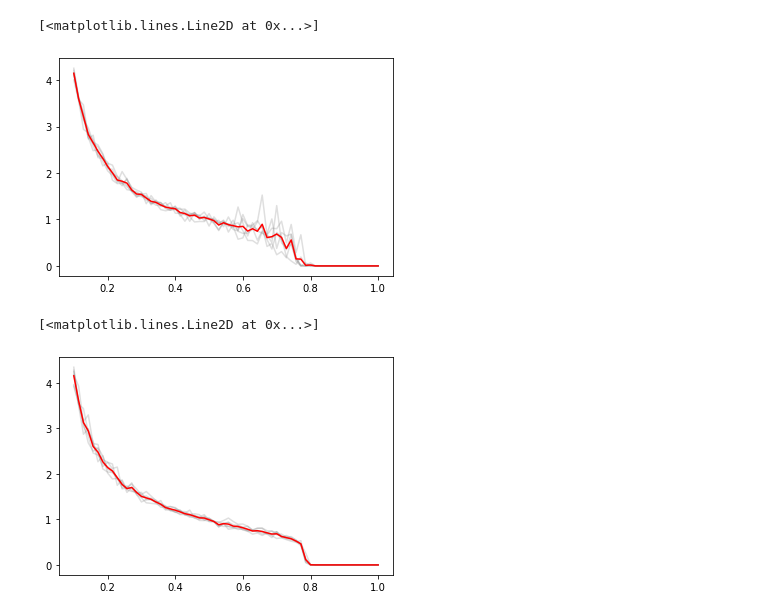
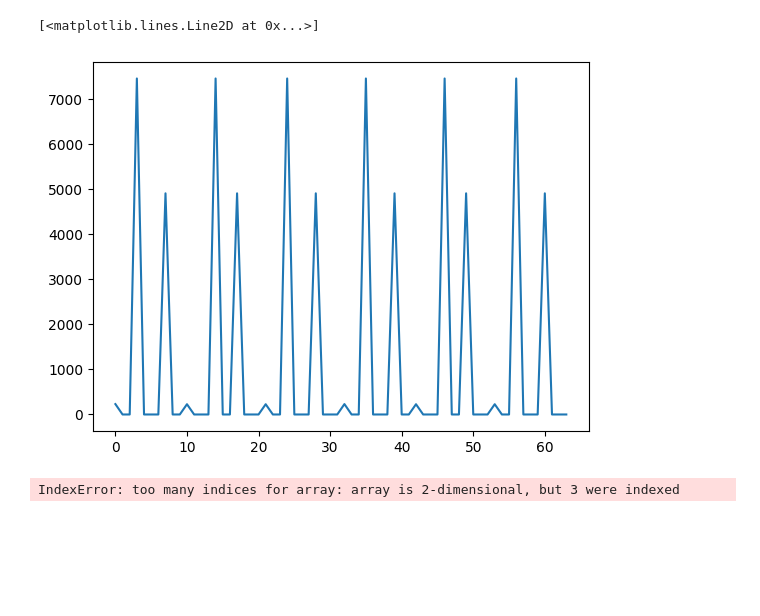
Before and after one commit to Renmusxd/PyGaugeMC, a Jupyter notebook: jupyter/ParallelTemperingTest.ipynb, the cells around one changed output. Drawn from its saved outputs; the diff is of its cells as text; code cells hidden in the pictures; blank space fills up the shorter version.

```diff
--- a/jupyter/ParallelTemperingTest.ipynb
+++ b/jupyter/ParallelTemperingTest.ipynb
@@ -7,7 +7,7 @@ from tqdm.notebook import tqdm
 # %%
 def make_graph(l, inv_ks,vlen=100):
     vn = np.einsum('i,j->ij', inv_ks, np.arange(vlen)**2)
-    graph = py_gauge_mc.GPUGaugeTheory(l,l,l,l,vn.astype(np.float32))
+    graph = py_gauge_mc.GPUGaugeTheory((l,l,l,l),vn.astype(np.float32))
     return graph
 # %%
 inv_ks = np.linspace(0.1,1.0,64)
@@ -18,11 +38,15 @@ w_v = graph.simulate_and_get_winding_variance(1000,local_updates_per_step=10,ste
+# %%
+plt.plot(w_v.mean(axis=-1))
+# %% [output]
+[<matplotlib.lines.Line2D at 0x...>]
+[figure, added]
 # %%
 for i in range(w_v.shape[-1]):
-    plt.plot(inv_ks, w_v[:,i], c='gray', alpha=0.25)
+    plt.plot(inv_ks, w_v[0,:,i], c='gray', alpha=0.25)
 
-plt.plot(inv_ks, w_v.mean(axis=-1), c='red')
+plt.plot(inv_ks, w_v.mean(axis=(0,-1)), c='red')
 # %% [output]
-[<matplotlib.lines.Line2D at 0x...>]
+IndexError: too many indices for array: array is 2-dimensional, but 3 were indexed
-[figure, removed]
 # %%
 graph = make_graph(8, inv_ks)
 graph.simulate(steps=100,local_updates_per_step=10,run_parallel_tempering=True)
@@ -30,8 +55,5 @@ w_v_par = graph.simulate_and_get_winding_variance(1000,local_updates_per_step=10
 # %%
 for i in range(w_v_par.shape[-1]):
-    plt.plot(inv_ks, w_v_par[:,i], c='gray', alpha=0.25)
+    plt.plot(inv_ks, w_v_par[0,:,i], c='gray', alpha=0.25)
 
-plt.plot(inv_ks, w_v_par.mean(axis=-1), c='red')
+plt.plot(inv_ks, w_v_par.mean(axis=(0,-1)), c='red')
-# %% [output]
-[<matplotlib.lines.Line2D at 0x...>]
-[figure, removed]
```
Also changed, not shown: parts of 6 cells of this notebook, 6 other files.
